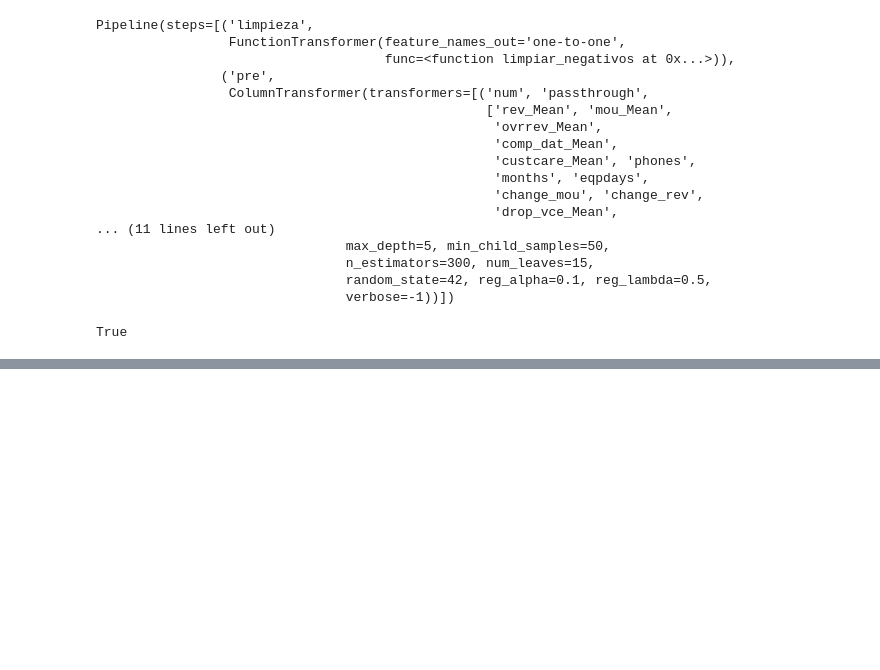
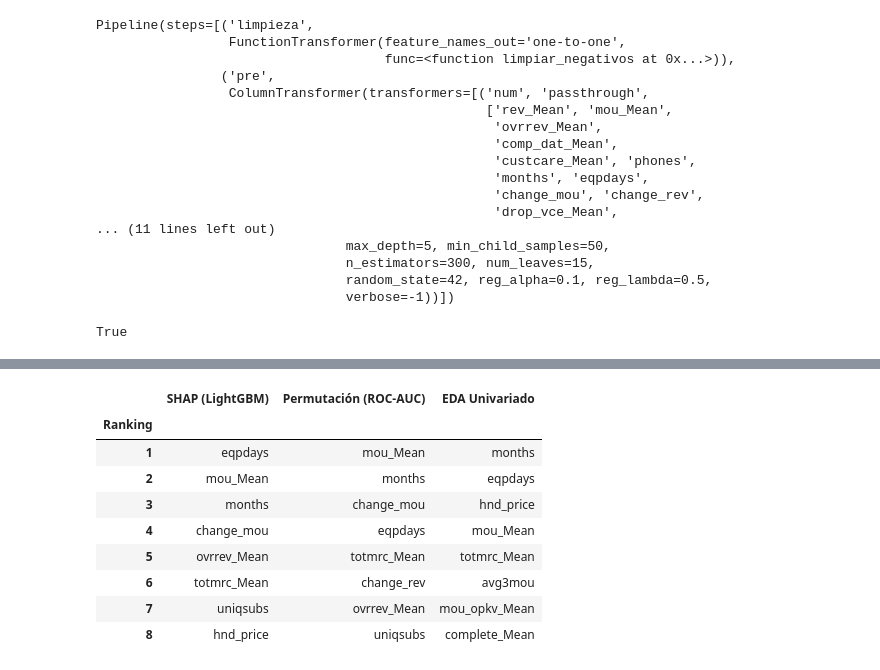
Before and after one commit to DpalaciosR20/churn-sdg, a Jupyter notebook: notebooks/05_explicabilidad.ipynb, the cells around one changed output, grey strips where cells are left out. Cells and saved outputs as stored; diff of their text form; code cells hidden in the pictures; blank space fills up the shorter version.

```diff
--- a/notebooks/05_explicabilidad.ipynb
+++ b/notebooks/05_explicabilidad.ipynb
@@ -104,0 +146,46 @@ True
+# %%
+top_permutacion = pd.DataFrame({
+    'Feature': X_perm.columns,
+    'Importancia': resultado_perm.importances_mean
+}).sort_values('Importancia', ascending=False)['Feature'].tolist()
+# %%
+nombres_transformados = pipeline_lgbm[:-1].get_feature_names_out()
+
+top_shap = pd.DataFrame({
+    'Feature': (nombre.replace("num__","").replace("cat__","") for nombre in nombres_transformados),
+    'Importancia': np.abs(valores.values).mean(axis=0)
+}).sort_values('Importancia', ascending=False)['Feature'].tolist()
+# %%
+from churn.eda import tasa_por_decil
+
+numeric_cols = df.select_dtypes(include='number').columns.drop(['churn','Customer_ID'])
+
+dif_tasas = pd.Series(
+    {
+        col: (t := tasa_por_decil(df, col, dropna=True)['tasa_churn']).max() - t.min()
+        for col in numeric_cols
+    },
+    name="dif_tasa_churn"
+).sort_values(ascending=False)
+
+top_eda_univariado = dif_tasas[:8].index.to_list()
+# %%
+tabla_comparativa = pd.DataFrame({
+    'Ranking': range(1, 9),
+    'SHAP (LightGBM)': top_shap[:8],
+    'Permutación (ROC-AUC)': top_permutacion[:8],
+    'EDA Univariado': top_eda_univariado[:8]
+}).set_index('Ranking')
+
+display(tabla_comparativa)
+# %% [output]
+|  | SHAP (LightGBM) | Permutación (ROC-AUC) | EDA Univariado |
+| Ranking |  |  |  |
+| 1 | eqpdays | mou_Mean | months |
+| 2 | mou_Mean | months | eqpdays |
+| 3 | months | change_mou | hnd_price |
+| 4 | change_mou | eqpdays | mou_Mean |
+| 5 | ovrrev_Mean | totmrc_Mean | totmrc_Mean |
+| 6 | totmrc_Mean | change_rev | avg3mou |
+| 7 | uniqsubs | ovrrev_Mean | mou_opkv_Mean |
+| 8 | hnd_price | uniqsubs | complete_Mean |
```
Also changed, not shown: parts of 5 cells of this notebook.
